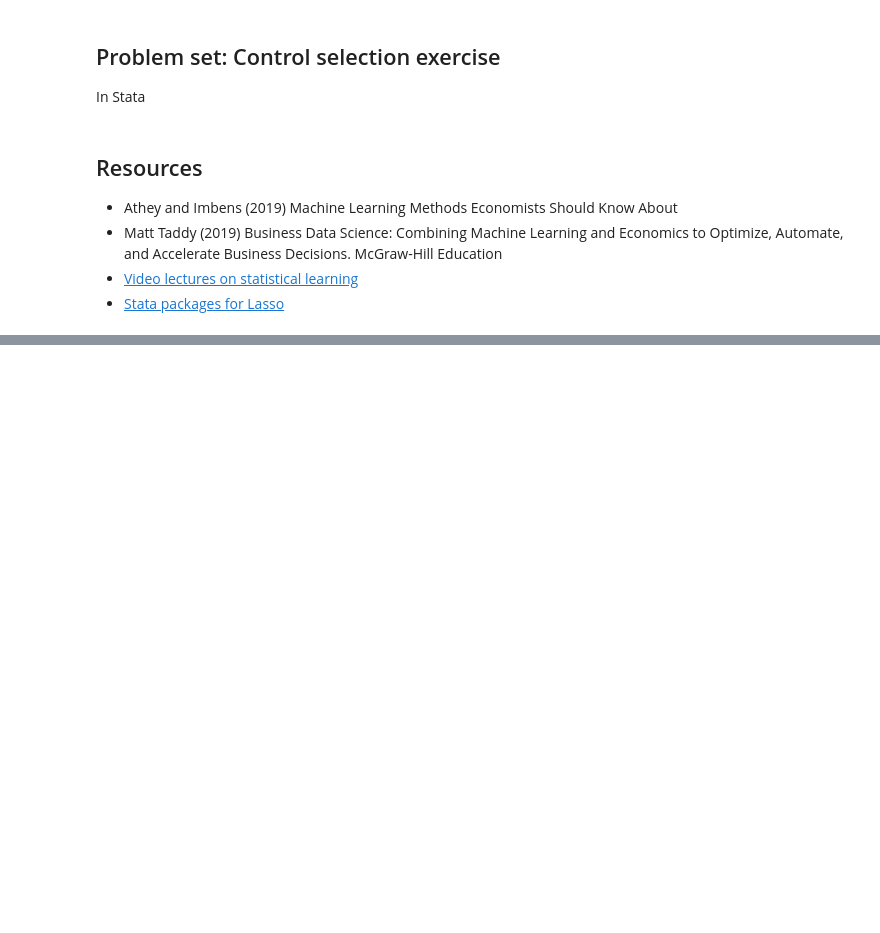
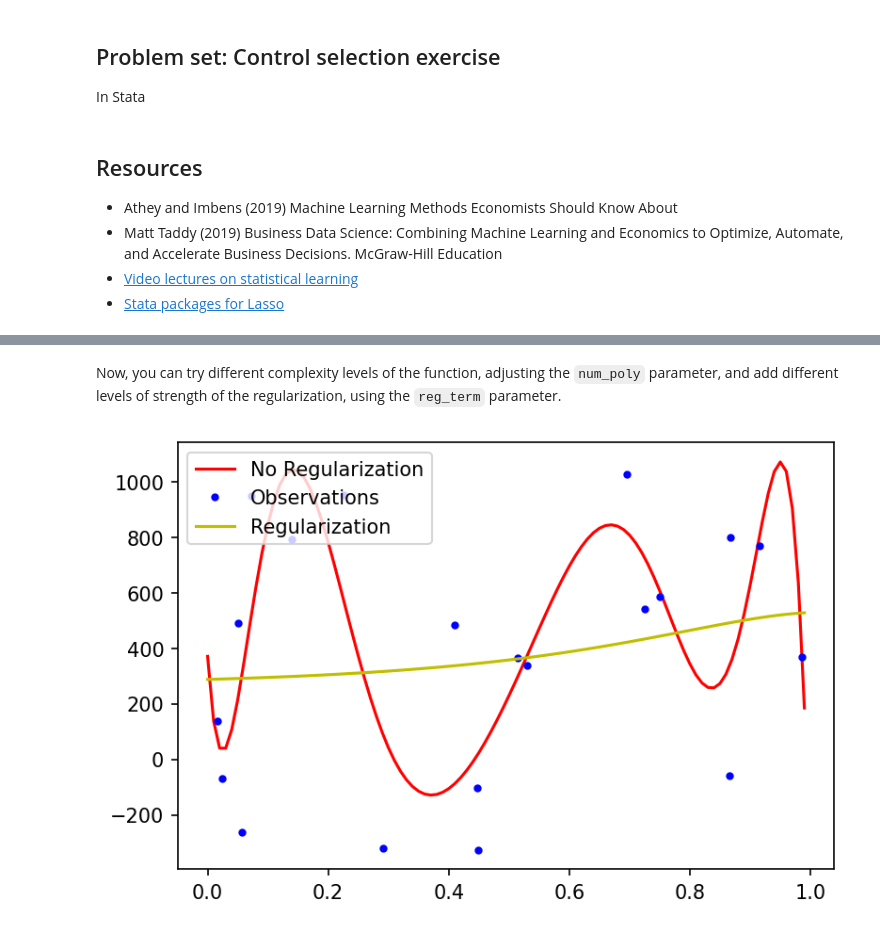
Before and after one commit to bossemel/ML_Economists, a Jupyter notebook: Model Regularization.ipynb, the cells around one changed output, grey strips where cells are left out. Cells and saved outputs as stored; diff of their text form; code cells hidden in the pictures; blank space fills up the shorter version.

```diff
--- a/Model Regularization.ipynb
+++ b/Model Regularization.ipynb
@@ -831,0 +773,18 @@ In Stata
+# %% [markdown]
+Now, you can try different complexity levels of the function, adjusting the `num_poly` parameter, and add different levels of strength of the regularization, using the `reg_term` parameter.
+# %%
+plt.rcParams['figure.dpi']= 150
+
+N = 20
+D = 1
+np.random.seed(534345)
+
+X = np.power(np.random.uniform(low=0, high=1, size=(N, D)), 2)
+yy = np.random.normal(loc=300, scale=500, size=(N, 1))
+
+num_poly = 10
+reg_term = 1
+
+fit_and_plot(phi_num_poly, X, yy, num_poly, reg_term)
+# %% [output]
+[figure, added]
```
Also changed, not shown: parts of 36 cells of this notebook, 6 other files.
